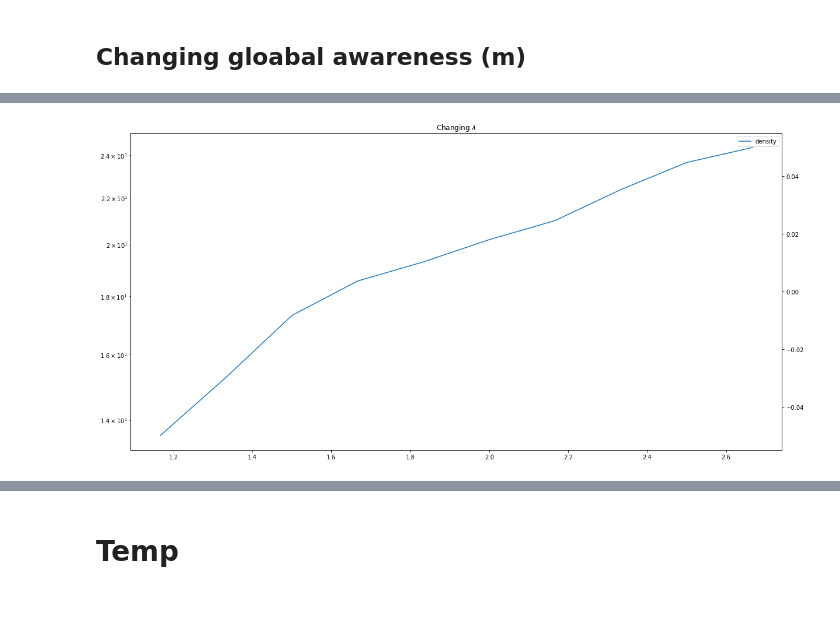
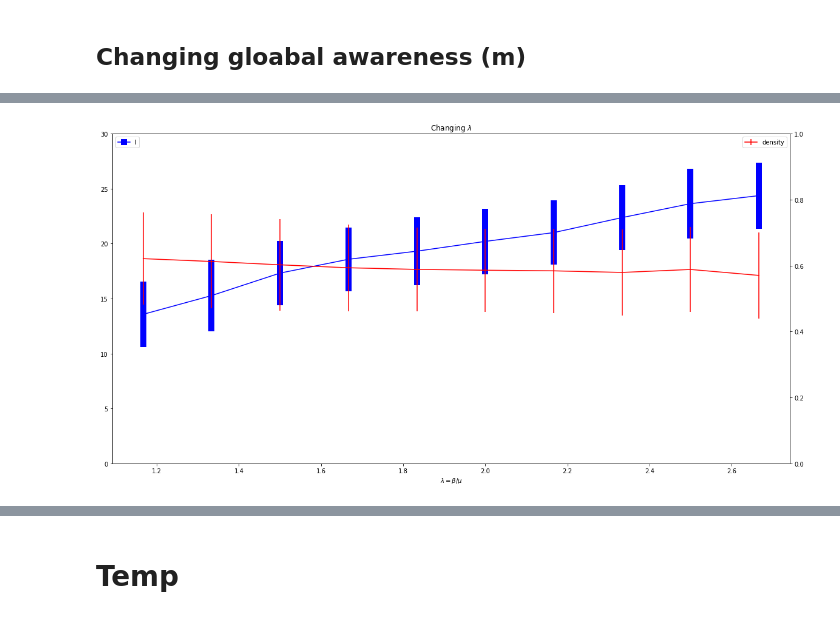
Before and after one commit to dczifra/epidemic_seeding, a Jupyter notebook: scripts/awareness/diameter.ipynb, the cells around one changed output, grey strips where cells are left out. Cells and saved outputs as stored; diff of their text form; code cells hidden in the pictures.

```diff
--- a/scripts/awareness/diameter.ipynb
+++ b/scripts/awareness/diameter.ipynb
@@ -155,8 +195,8 @@ plt.show()
 betas = np.linspace(0.35,0.8, 10)
 iters = 2
 
-Is = np.zeros(shape=(len(betas),iters))
-ds = np.zeros(shape=(len(betas),iters))
+Is = np.zeros(shape=(len(betas),iters, 2))
+ds = np.zeros(shape=(len(betas),iters, 2))
 
 for b_i,beta in enumerate(betas):
     for i in range(iters):
@@ -215,14 +254,16 @@ plt.show()
 ms = np.linspace(0.01,0.2, 10)
 iters = 2
 
-Is = np.zeros(shape=(len(ms),iters))
-ds = np.zeros(shape=(len(ms),iters))
+Is = np.zeros(shape=(len(ms),iters, 2))
+ds = np.zeros(shape=(len(ms),iters, 2))
 
 for m_i,m in enumerate(ms):
     for i in range(iters):
         print("\r {}".format(m), end='   ', flush=True)
         I,diam = run(args, 0.6, 0.3, 30, m, i)
 
-        Is[m_i,i] = np.mean(I[args["max_iteration"]//2:])
-        ds[m_i, i] = np.mean(diam[args["max_iteration"]//2:,2])
+        Is[m_i,i, 0] = np.mean(I[args["max_iteration"]//2:])
+        Is[m_i,i, 1] = np.std(I[args["max_iteration"]//2:])
+        ds[m_i, i, 0] = np.mean(diam[args["max_iteration"]//2:,2])
+        ds[m_i, i, 1] = np.std(diam[args["max_iteration"]//2:,2])
 # %% [output]
@@ -251,14 +297,16 @@ plt.show()
 betas = np.linspace(0.35,0.8, 10)
 iters = 2
 
-Is = np.zeros(shape=(len(betas),iters))
-ds = np.zeros(shape=(len(betas),iters))
+Is = np.zeros(shape=(len(betas),iters, 2))
+ds = np.zeros(shape=(len(betas),iters, 2))
 
 for b_i,beta in enumerate(betas):
     for i in range(iters):
         print("\r {}".format(beta), end='   ', flush=True)
         I,diam = run(args, beta, 0.3, 30, 0.1, i)
 
-        Is[b_i,i] = np.mean(I[args["max_iteration"]//2:])
-        ds[b_i, i] = np.mean(diam[args["max_iteration"]//2:2])
+        Is[b_i,i, 0] = np.mean(I[args["max_iteration"]//2:])
+        Is[b_i,i, 1] = np.std(I[args["max_iteration"]//2:])
+        ds[b_i, i, 0] = np.mean(diam[args["max_iteration"]//2:,2])
+        ds[b_i, i, 1] = np.std(diam[args["max_iteration"]//2:,2])
 # %% [output]
@@ -268,15 +315,21 @@ Wall time: 4min 36s
 # %%
 plt.figure(figsize=(20,10))
 
-plt.plot(betas/0.3, np.mean(Is, axis=1), label="I")
-plt.yscale("log")
-ax = plt.gca().twinx()
-plt.plot(betas/0.3, np.mean(ds, axis=1), label="density")
-plt.xlabel(r"$\lambda = \beta/\mu$")
+ax0 = plt.gca()
+ax0.errorbar(betas/0.3, np.mean(Is, axis=1)[:,0], yerr=np.mean(Is, axis=1)[:,1], label="I", c="b", elinewidth=10)
+ax0.set_ylim([0,30])
+#ax0.set_yscale("log")
 
-plt.legend()
+
+
+ax1 = ax0.twinx()
+ax1.errorbar(betas/0.3, np.mean(ds, axis=1)[:,0], yerr=np.mean(ds, axis=1)[:,1], label="density", c="r")
+ax1.set_ylim([0,1])
+ax0.legend(loc=2)
+ax1.legend(loc=0)
+
+ax0.set_xlabel(r"$\lambda = \beta/\mu$")
 plt.title(r"Changing $\lambda$")
-#plt.yscale("log")
 plt.show()
 # %% [output]
-[figure, old version]
+[figure, new version]
```
Also changed, not shown: parts of 13 cells of this notebook, 5 other files.
